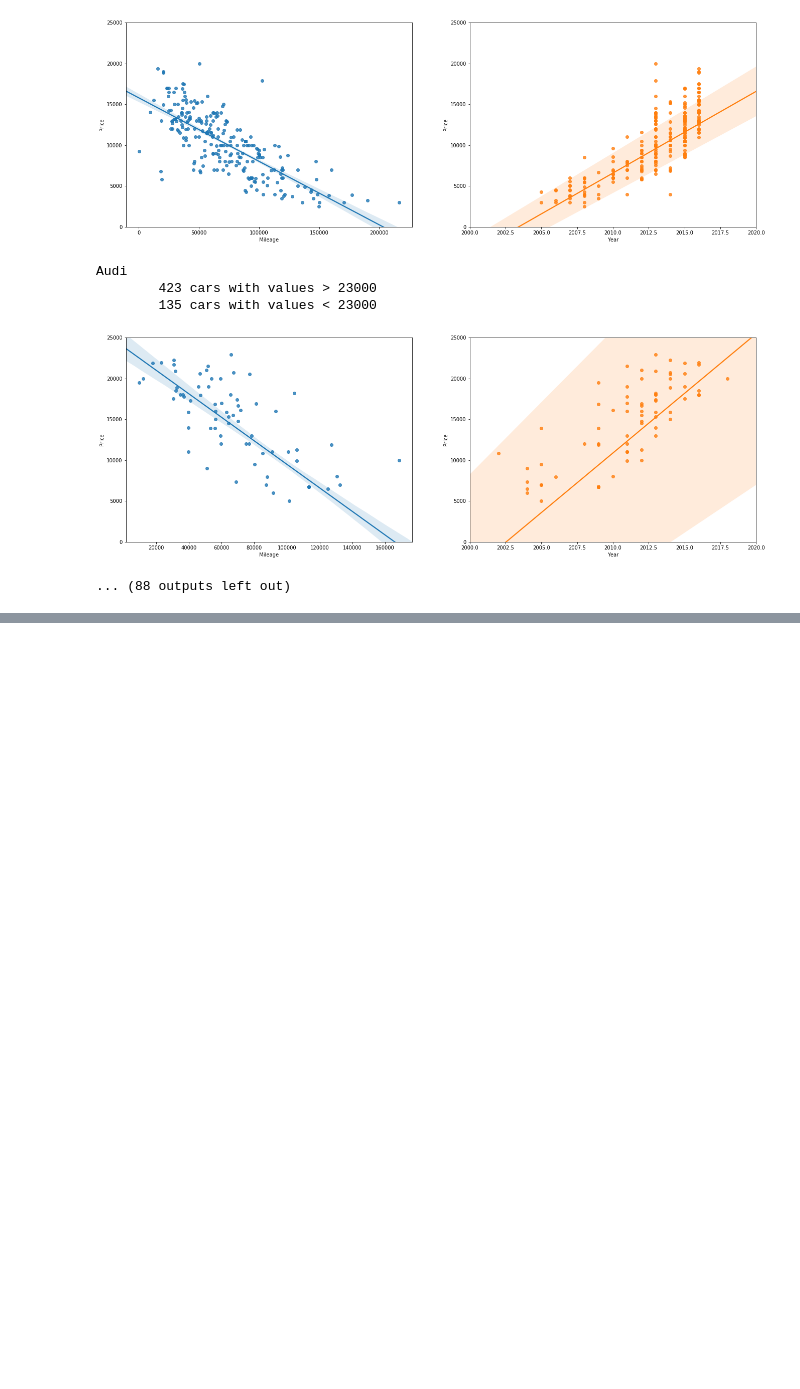
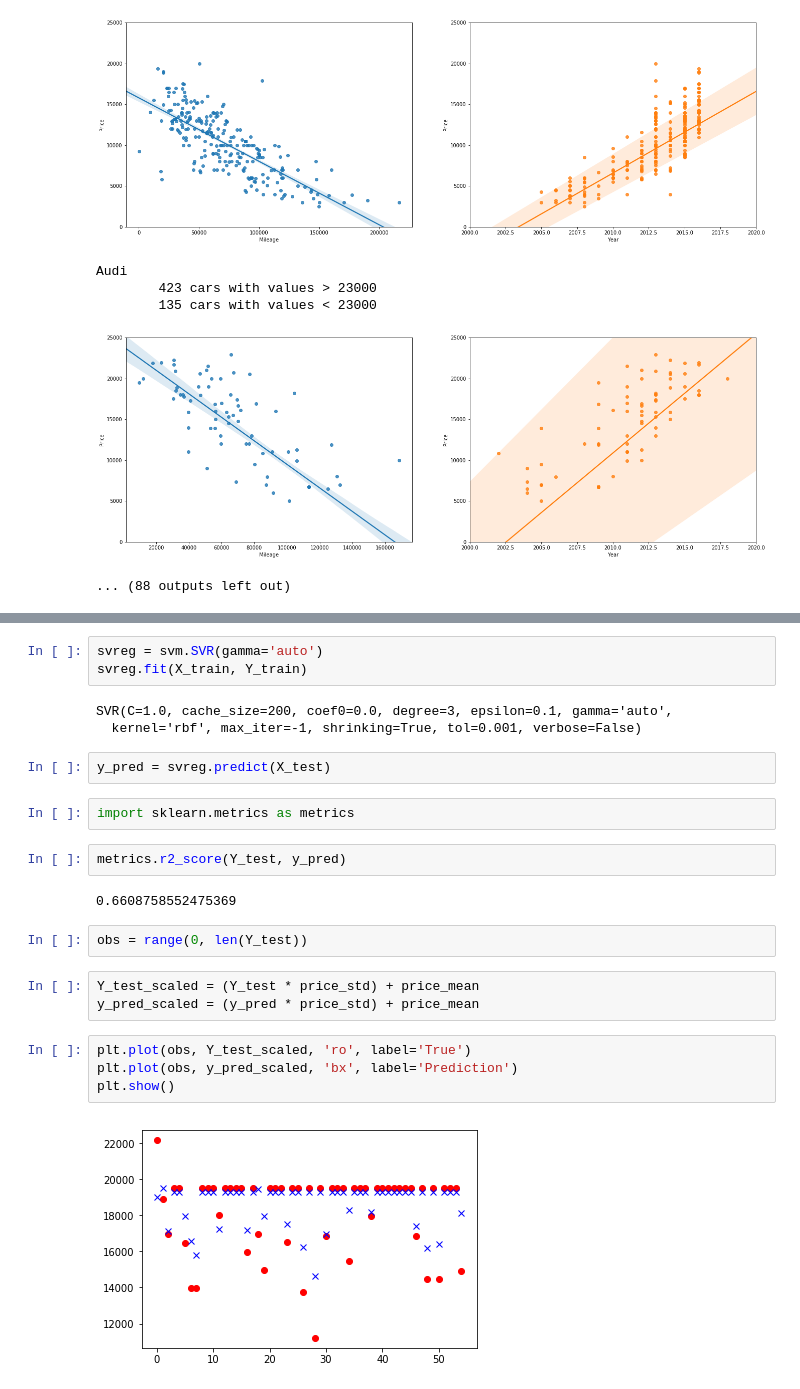
Before and after one commit to Fradley/coupe-crawl, a Jupyter notebook: cars_analysis.ipynb, the cells around one changed output, grey strips where cells are left out. Saved outputs shown, nothing was run; the diff lists cells and outputs as text; blank space fills up the shorter version.

```diff
--- a/cars_analysis.ipynb
+++ b/cars_analysis.ipynb
@@ -109,0 +230,25 @@ Audi
+# %%
+svreg = svm.SVR(gamma='auto')
+svreg.fit(X_train, Y_train)
+# %% [output]
+SVR(C=1.0, cache_size=200, coef0=0.0, degree=3, epsilon=0.1, gamma='auto',
+  kernel='rbf', max_iter=-1, shrinking=True, tol=0.001, verbose=False)
+# %%
+y_pred = svreg.predict(X_test)
+# %%
+import sklearn.metrics as metrics
+# %%
+metrics.r2_score(Y_test, y_pred)
+# %% [output]
+0.6608758552475369
+# %%
+obs = range(0, len(Y_test))
+# %%
+Y_test_scaled = (Y_test * price_std) + price_mean
+y_pred_scaled = (y_pred * price_std) + price_mean
+# %%
+plt.plot(obs, Y_test_scaled, 'ro', label='True')
+plt.plot(obs, y_pred_scaled, 'bx', label='Prediction')
+plt.show()
+# %% [output]
+[figure, added]
```
Also changed, not shown: parts of 23 cells of this notebook.
